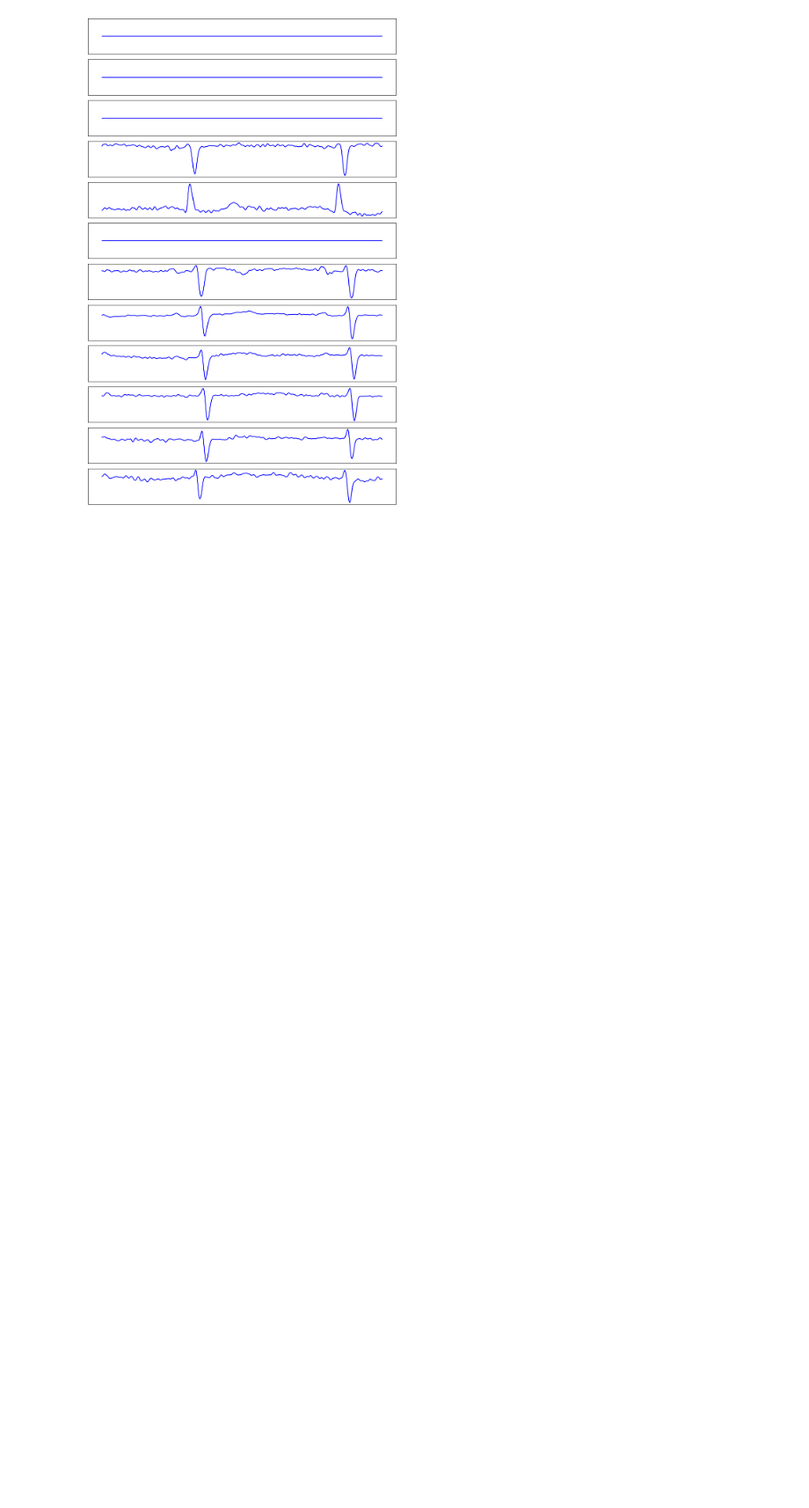
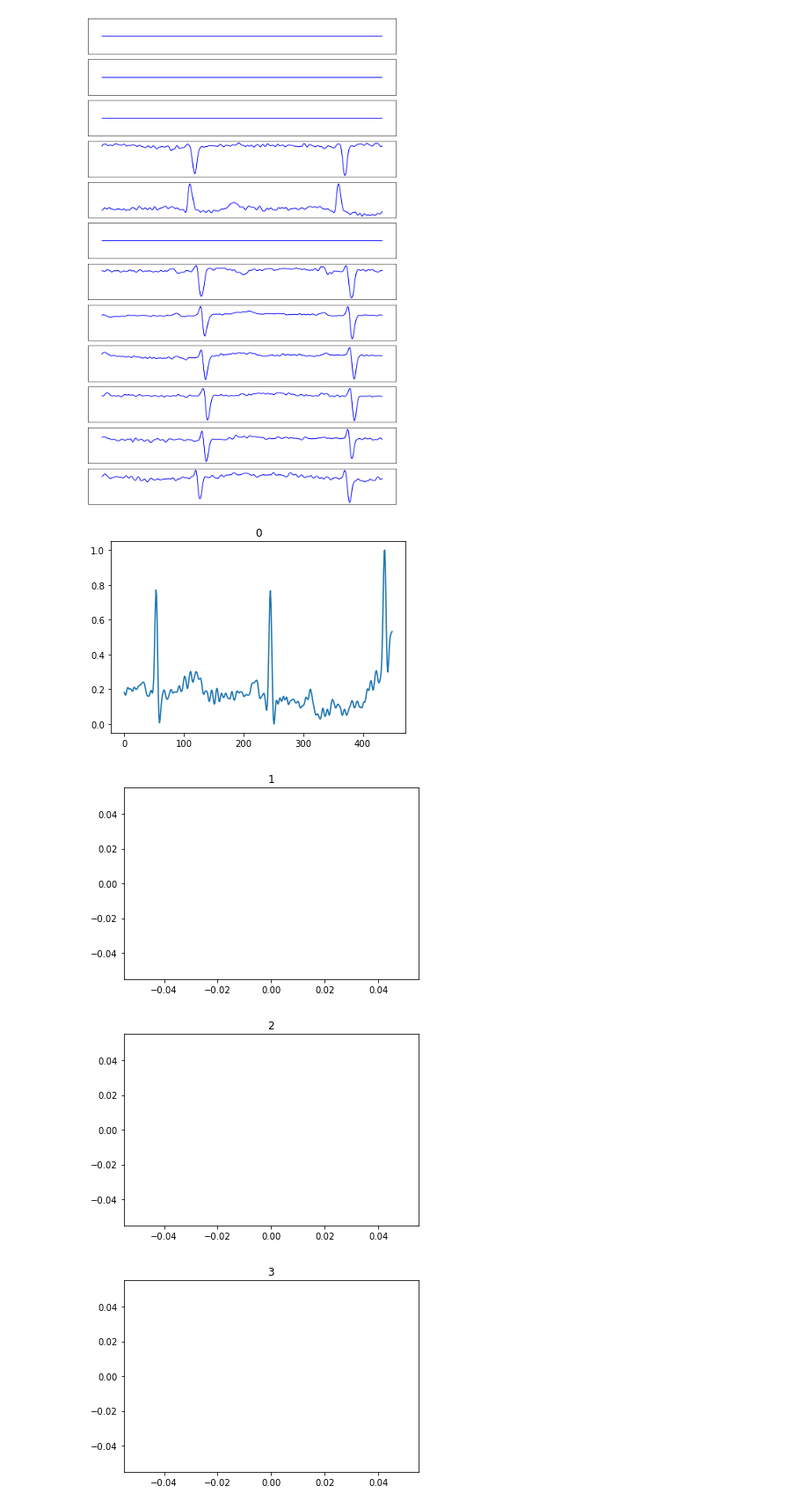
Before and after one commit to DavidHarar/downstream_classification, a Jupyter notebook: notebooks/sandbox.ipynb, the cells around one changed output. Shown: that part at 88% size. Cells and saved outputs as stored; diff of their text form; code cells hidden in the pictures; blank space fills up the shorter version.

```diff
--- a/notebooks/sandbox.ipynb
+++ b/notebooks/sandbox.ipynb
@@ -58,0 +67,15 @@ fig.tight_layout()
+# %%
+signal = np.load('./data/individual-signals/2690.npy')
+# %%
+actual_order = ['LI', 'LII', 'LIII', ]
+
+
+for j in range(12):
+    plt.plot(signal[j])
+    plt.title(j)
+    plt.show()
+# %% [output]
+[figure, added]
+[figure, added]
+[figure, added]
+[figure, added]
```
Also changed, not shown: parts of 2 cells of this notebook, 28 other files.
